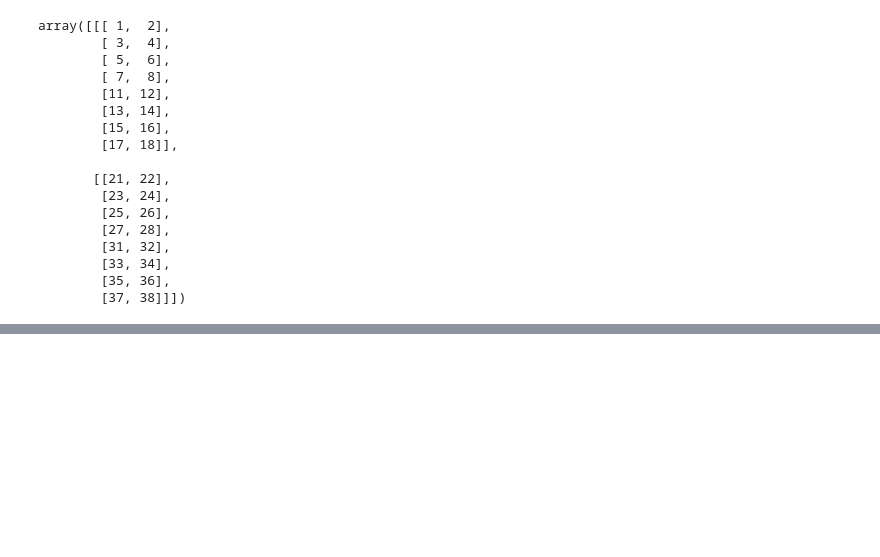
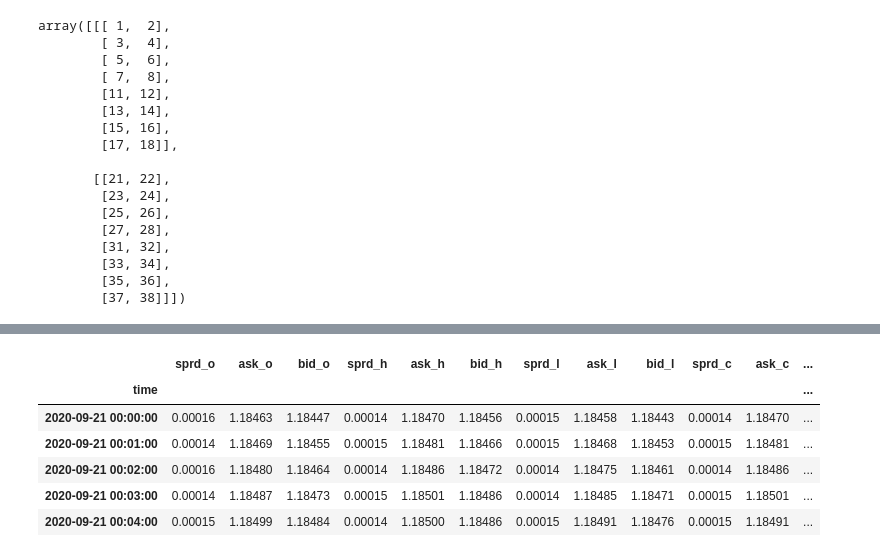
Before and after one commit to rollingturtle/OandaTrading, a Jupyter notebook: control.ipynb, the cells around one changed output, grey strips where cells are left out. Saved outputs shown, nothing was run; the diff lists cells and outputs as text; code cells hidden in the pictures; blank space fills up the shorter version.

```diff
--- a/control.ipynb
+++ b/control.ipynb
@@ -423,0 +493,10 @@ array([[[ 1,  2],
+# %%
+EUR_USD_20200921 = pd.DataFrame()
+# %%
+for p in "ohlc":
+    print(p)
+    EUR_USD_20200921['sprd_{}'.format(p)] = EUR_USD_20200921_ASK['{}'.format(p)] - \
+                                            EUR_USD_20200921_BID['{}'.format(p)]
+    EUR_USD_20200921['ask_{}'.format(p)] =  EUR_USD_20200921_ASK['{}'.format(p)]
+    EUR_USD_20200921['bid_{}'.format(p)] =  EUR_USD_20200921_BID['{}'.format(p)]
+EUR_USD_20200921['volume'] = EUR_USD_20200921_ASK["volume"]
@@ -423,0 +531,10 @@ array([[[ 1,  2],
+# %%
+EUR_USD_20200921.head()
+# %% [output]
+|  | sprd_o | ask_o | bid_o | sprd_h | ask_h | bid_h | sprd_l | ask_l | bid_l | sprd_c | ask_c | ... |
+| time |  |  |  |  |  |  |  |  |  |  |  | ... |
+| 2020-09-21 00:00:00 | 0.00016 | 1.18463 | 1.18447 | 0.00014 | 1.18470 | 1.18456 | 0.00015 | 1.18458 | 1.18443 | 0.00014 | 1.18470 | ... |
+| 2020-09-21 00:01:00 | 0.00014 | 1.18469 | 1.18455 | 0.00015 | 1.18481 | 1.18466 | 0.00015 | 1.18468 | 1.18453 | 0.00015 | 1.18481 | ... |
+| 2020-09-21 00:02:00 | 0.00016 | 1.18480 | 1.18464 | 0.00014 | 1.18486 | 1.18472 | 0.00014 | 1.18475 | 1.18461 | 0.00014 | 1.18486 | ... |
+| 2020-09-21 00:03:00 | 0.00014 | 1.18487 | 1.18473 | 0.00015 | 1.18501 | 1.18486 | 0.00014 | 1.18485 | 1.18471 | 0.00015 | 1.18501 | ... |
+| 2020-09-21 00:04:00 | 0.00015 | 1.18499 | 1.18484 | 0.00014 | 1.18500 | 1.18486 | 0.00015 | 1.18491 | 1.18476 | 0.00015 | 1.18491 | ... |
```
Also changed, not shown: parts of 16 cells of this notebook, 11 other files.
